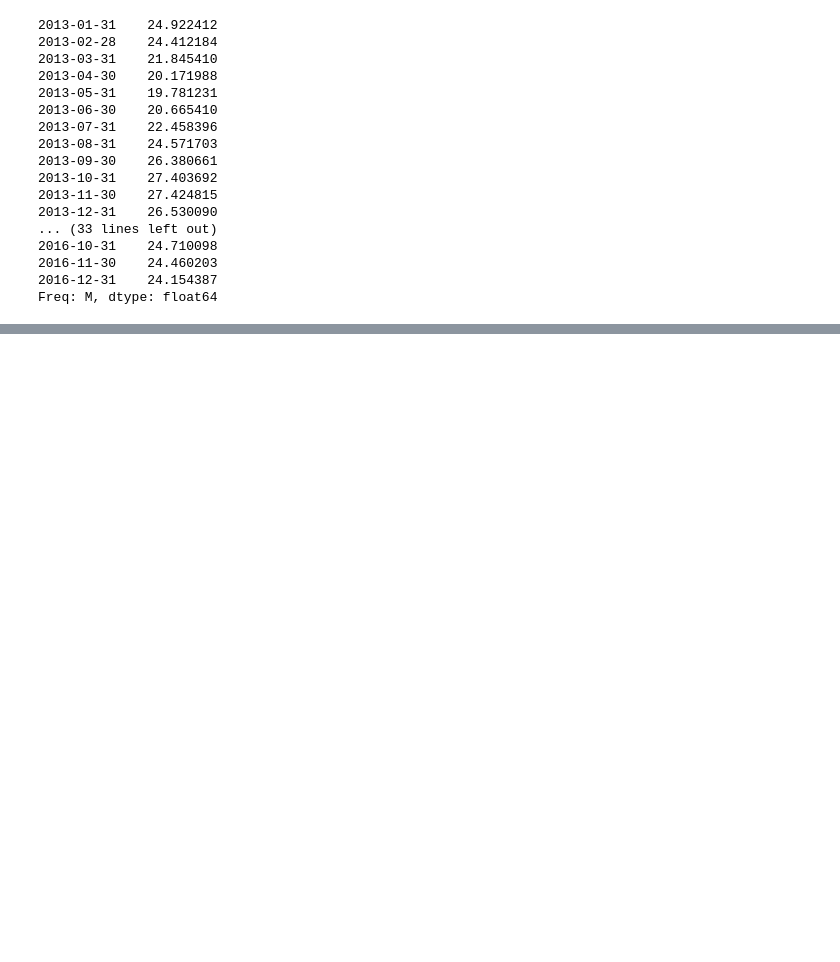
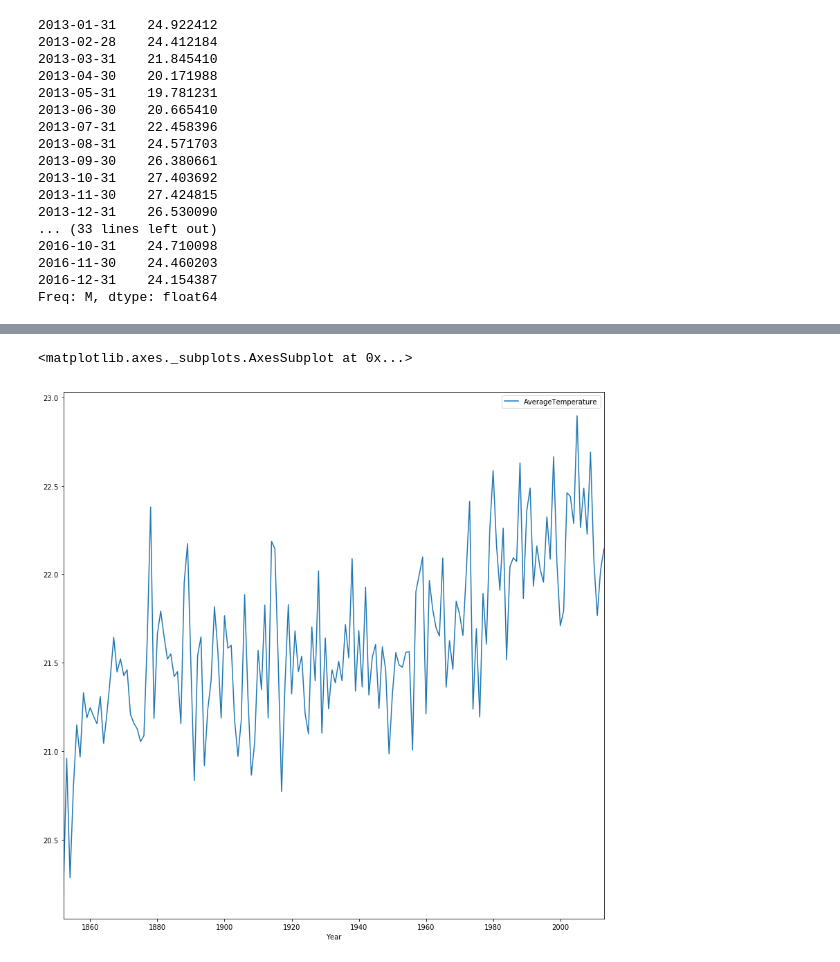
Before and after one commit to Phanideep007/datascience, a Jupyter notebook: PA2_Arima_TimeSeries.ipynb, the cells around one changed output, grey strips where cells are left out. Drawn from its saved outputs; the diff is of its cells as text; code cells hidden in the pictures; blank space fills up the shorter version.

```diff
--- a/PA2_Arima_TimeSeries.ipynb
+++ b/PA2_Arima_TimeSeries.ipynb
@@ -309,0 +353,2 @@ Freq: M, dtype: float64
+# %%
+australiatemp=australiatemp[["dt","AverageTemperature"]]
@@ -309,0 +361,2 @@ Freq: M, dtype: float64
+# %%
+australiatemp.dt=pd.to_datetime(australiatemp.dt)
@@ -309,0 +372,4 @@ Freq: M, dtype: float64
+# %%
+australiatemp.index=australiatemp.dt
+# %%
+australiatemp['Year']=australiatemp["dt"].apply(lambda x:x.year)
@@ -309,0 +398,5 @@ Freq: M, dtype: float64
+# %%
+australiatemp.groupby(['Year']).mean().plot(kind="line", figsize=(14,14))
+# %% [output]
+<matplotlib.axes._subplots.AxesSubplot at 0x...>
+[figure, added]
```
Also changed, not shown: parts of 54 cells of this notebook, 34 other files.
